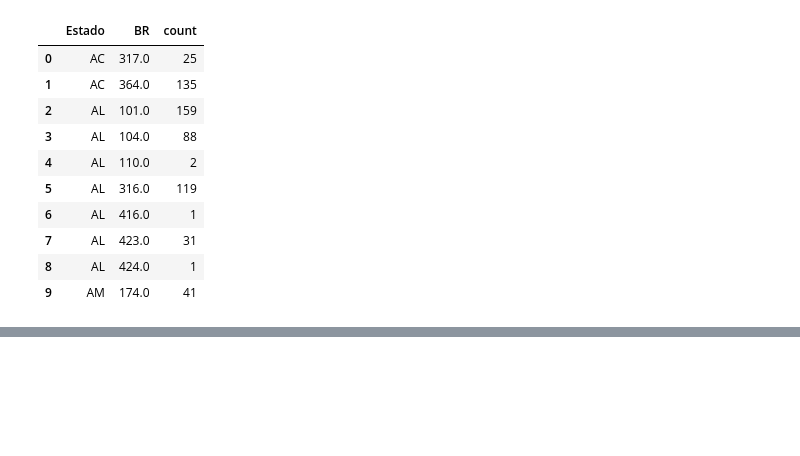
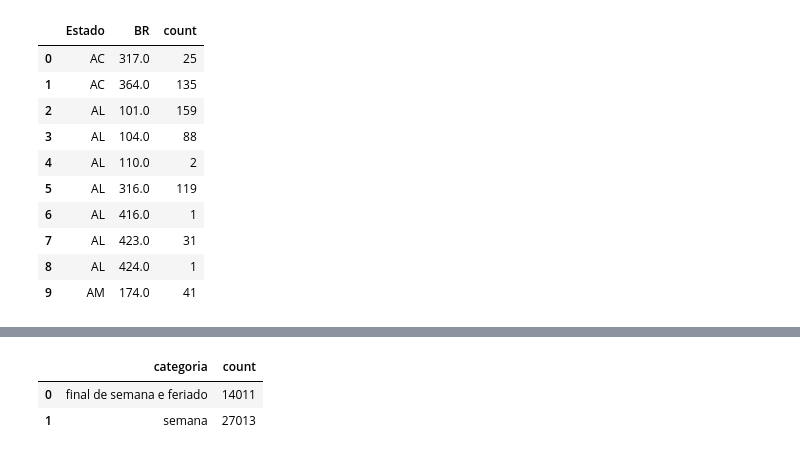
Before and after one commit to anecaroline/Projeto-Integrador-IV, a Jupyter notebook: plotly.ipynb, the cells around one changed output, grey strips where cells are left out. Cells and saved outputs as stored; diff of their text form; code cells hidden in the pictures; blank space fills up the shorter version.

```diff
--- a/plotly.ipynb
+++ b/plotly.ipynb
@@ -135,0 +138,7 @@ fig.show()
+# %%
+agrupamento_dia_semana2 = dados_tratados.groupby(['categoria'])['Identificador do acidente'].count().reset_index(name='count')
+agrupamento_dia_semana2.head(2)
+# %% [output]
+|  | categoria | count |
+| 0 | final de semana e feriado | 14011 |
+| 1 | semana | 27013 |
```
Also changed, not shown: parts of 6 cells of this notebook, 2 other files.
